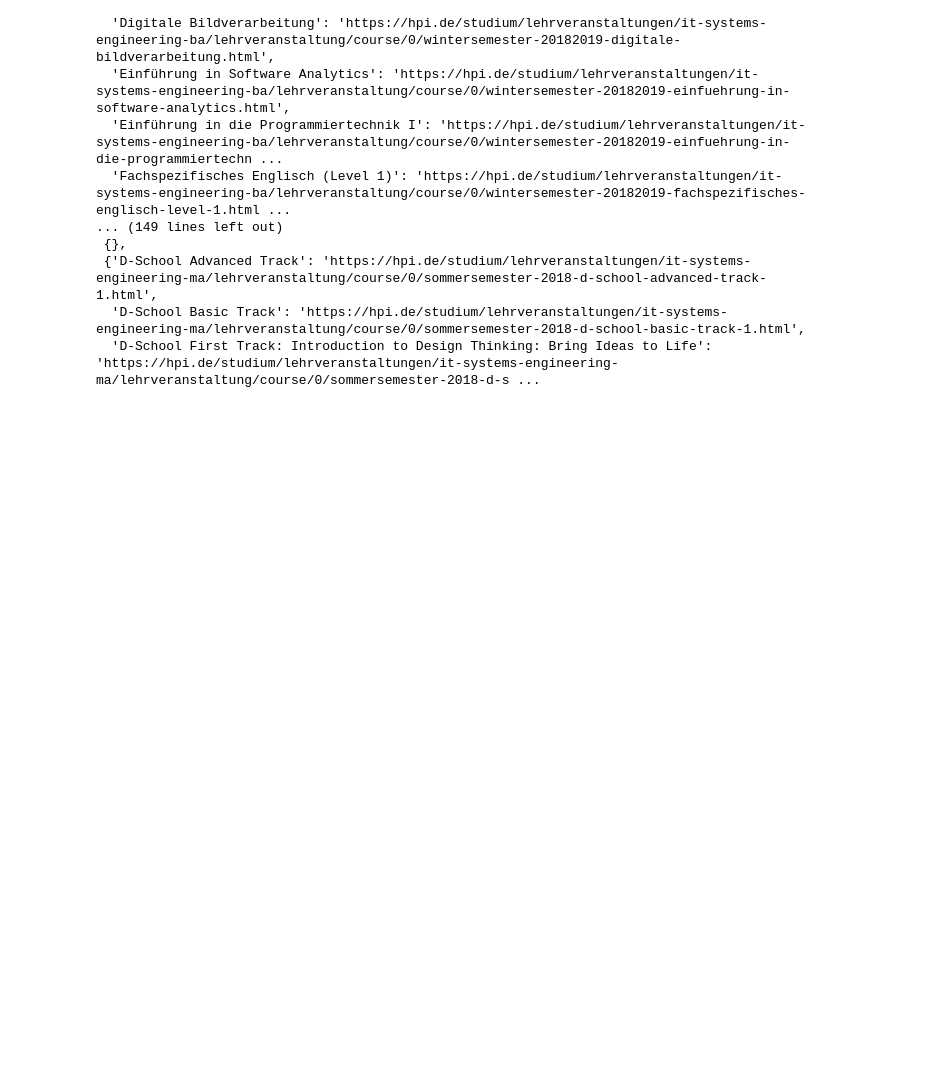
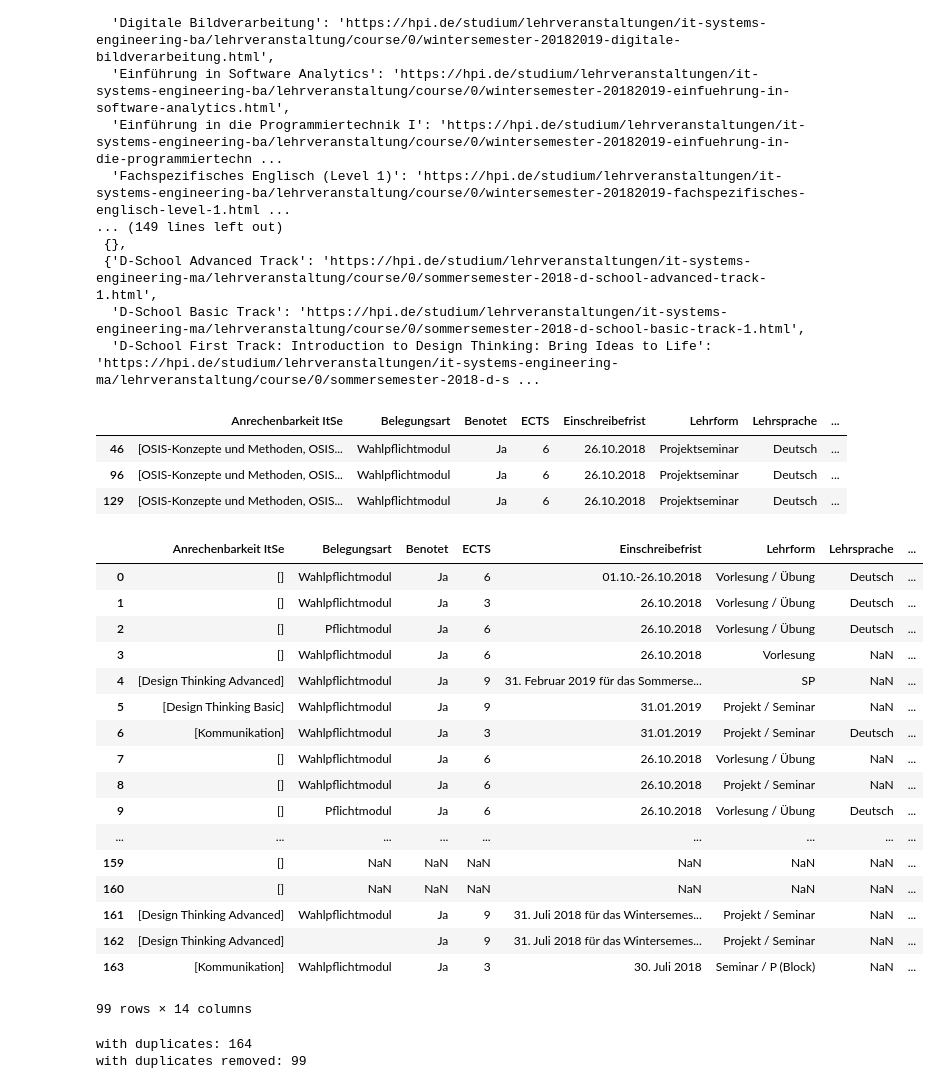
Before and after one commit to sirexeclp/hpiCourses, a Jupyter notebook: First Presentation.ipynb, the cells around one changed output. Cells and saved outputs as stored; diff of their text form; code cells hidden in the pictures; blank space fills up the shorter version.

```diff
--- a/First Presentation.ipynb
+++ b/First Presentation.ipynb
@@ -72 +98,8 @@ listOfCourses
+# %%
+#%%
+"""uncomment this to load the locally saved websites"""
+with open("websites.pkl","rb") as file:
+	cws = pickle.load(file)
+
+courseWebsites = [html.fromstring(x) for x in cws]
 # %%
@@ -177,0 +151,53 @@ list(duplicatesRemoved[duplicatesRemoved.Name.str.contains("Preparation")].files
+# %%
+#%%
+"""Create a DataFrame from the dicts"""
+df = pd.DataFrame(columns=["Name"
+	#,"Website"
+	,"Belegungsart"
+	,"Benotet"
+	,"ECTS"
+	,"Einschreibefrist"
+	,"Lehrform"
+	,"Lehrsprache"
+	,"Semesterwochenstunden"
+	,"Anrechenbarkeit ItSe"
+	,"URL"
+	,"files"
+	,"secondURL"
+	])
+df = df.append(allCourses,ignore_index = True)
+df[df.Name.str.contains("Preparation")]
+# %% [output]
+|  | Anrechenbarkeit ItSe | Belegungsart | Benotet | ECTS | Einschreibefrist | Lehrform | Lehrsprache | ... |
+| 46 | [OSIS-Konzepte und Methoden, OSIS... | Wahlpflichtmodul | Ja | 6 | 26.10.2018 | Projektseminar | Deutsch | ... |
+| 96 | [OSIS-Konzepte und Methoden, OSIS... | Wahlpflichtmodul | Ja | 6 | 26.10.2018 | Projektseminar | Deutsch | ... |
+| 129 | [OSIS-Konzepte und Methoden, OSIS... | Wahlpflichtmodul | Ja | 6 | 26.10.2018 | Projektseminar | Deutsch | ... |
+# %%
+#remove duplicates, but ignore files and URL column
+duplicatesRemoved = df.drop_duplicates(df.columns.difference(["files","URL","Anrechenbarkeit ItSe"]))
+duplicatesRemoved
+# %% [output]
+|  | Anrechenbarkeit ItSe | Belegungsart | Benotet | ECTS | Einschreibefrist | Lehrform | Lehrsprache | ... |
+| 0 | [] | Wahlpflichtmodul | Ja | 6 | 01.10.-26.10.2018 | Vorlesung / Übung | Deutsch | ... |
+| 1 | [] | Wahlpflichtmodul | Ja | 3 | 26.10.2018 | Vorlesung / Übung | Deutsch | ... |
+| 2 | [] | Pflichtmodul | Ja | 6 | 26.10.2018 | Vorlesung / Übung | Deutsch | ... |
+| 3 | [] | Wahlpflichtmodul | Ja | 6 | 26.10.2018 | Vorlesung | NaN | ... |
+| 4 | [Design Thinking Advanced] | Wahlpflichtmodul | Ja | 9 | 31. Februar 2019 für das Sommerse... | SP | NaN | ... |
+| 5 | [Design Thinking Basic] | Wahlpflichtmodul | Ja | 9 | 31.01.2019 | Projekt / Seminar | NaN | ... |
+| 6 | [Kommunikation] | Wahlpflichtmodul | Ja | 3 | 31.01.2019 | Projekt / Seminar | Deutsch | ... |
+| 7 | [] | Wahlpflichtmodul | Ja | 6 | 26.10.2018 | Vorlesung / Übung | NaN | ... |
+| 8 | [] | Wahlpflichtmodul | Ja | 6 | 26.10.2018 | Projekt / Seminar | NaN | ... |
+| 9 | [] | Pflichtmodul | Ja | 6 | 26.10.2018 | Vorlesung / Übung | Deutsch | ... |
+| ... | ... | ... | ... | ... | ... | ... | ... | ... |
+| 159 | [] | NaN | NaN | NaN | NaN | NaN | NaN | ... |
+| 160 | [] | NaN | NaN | NaN | NaN | NaN | NaN | ... |
+| 161 | [Design Thinking Advanced] | Wahlpflichtmodul | Ja | 9 | 31. Juli 2018 für das Wintersemes... | Projekt / Seminar | NaN | ... |
+| 162 | [Design Thinking Advanced] |  | Ja | 9 | 31. Juli 2018 für das Wintersemes... | Projekt / Seminar | NaN | ... |
+| 163 | [Kommunikation] | Wahlpflichtmodul | Ja | 3 | 30. Juli 2018 | Seminar / P (Block) | NaN | ... |
+99 rows × 14 columns
+# %%
+print(f"with duplicates: {len(df)}")
+print(f"with duplicates removed: {len(duplicatesRemoved)}")
+# %% [output]
+with duplicates: 164
+with duplicates removed: 99
```
Also changed, not shown: parts of 5 cells of this notebook.
